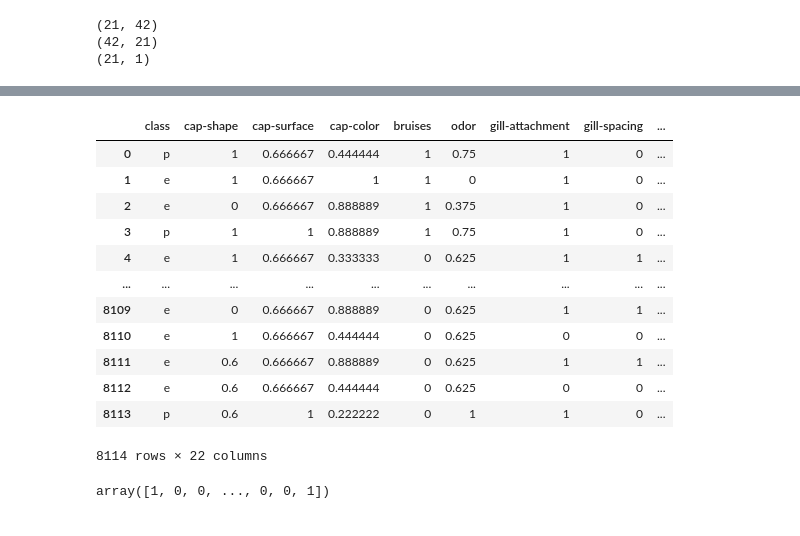
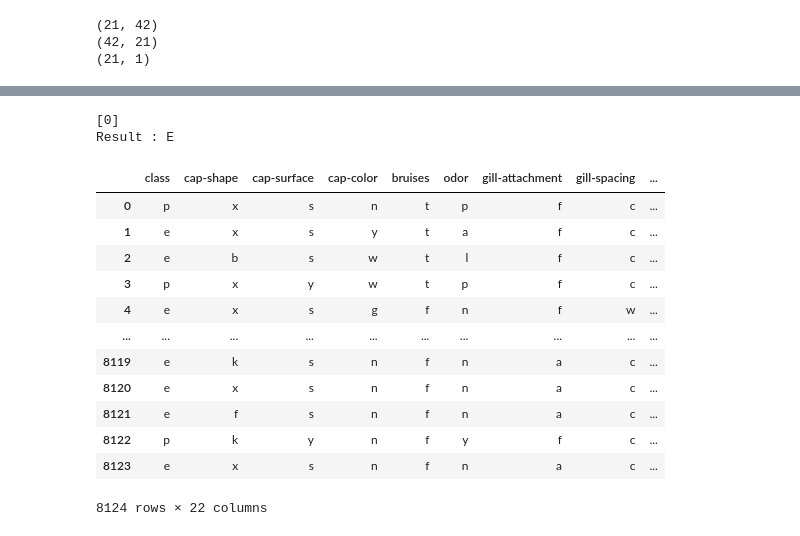
Before and after one commit to ivanpakpahan27/Multilayer-Perceptron-Prediksi-Jenis-Jamur, a Jupyter notebook: Main.ipynb, the cells around one changed output, grey strips where cells are left out. Drawn from its saved outputs; the diff is of its cells as text; code cells hidden in the pictures.

```diff
--- a/Main.ipynb
+++ b/Main.ipynb
@@ -242,20 +222,29 @@ print(prediksi)
-# %%
-data_train
-# %% [output]
-|  | class | cap-shape | cap-surface | cap-color | bruises | odor | gill-attachment | gill-spacing | ... |
-| 0 | p | 1 | 0.666667 | 0.444444 | 1 | 0.75 | 1 | 0 | ... |
-| 1 | e | 1 | 0.666667 | 1 | 1 | 0 | 1 | 0 | ... |
-| 2 | e | 0 | 0.666667 | 0.888889 | 1 | 0.375 | 1 | 0 | ... |
-| 3 | p | 1 | 1 | 0.888889 | 1 | 0.75 | 1 | 0 | ... |
-| 4 | e | 1 | 0.666667 | 0.333333 | 0 | 0.625 | 1 | 1 | ... |
-| ... | ... | ... | ... | ... | ... | ... | ... | ... | ... |
-| 8109 | e | 0 | 0.666667 | 0.888889 | 0 | 0.625 | 1 | 1 | ... |
-| 8110 | e | 1 | 0.666667 | 0.444444 | 0 | 0.625 | 0 | 0 | ... |
-| 8111 | e | 0.6 | 0.666667 | 0.888889 | 0 | 0.625 | 1 | 1 | ... |
-| 8112 | e | 0.6 | 0.666667 | 0.444444 | 0 | 0.625 | 0 | 0 | ... |
-| 8113 | p | 0.6 | 1 | 0.222222 | 0 | 1 | 1 | 0 | ... |
-8114 rows × 22 columns
-# %%
-data_y
-# %% [output]
-array([1, 0, 0, ..., 0, 0, 1])
+# %%
+prediksi = predict([data_x[8121]])
+print(prediksi)
+#e is 0
+#p is 1
+for i in prediksi :
+  if i == 1 :
+    print('Result : P')
+  elif i == 0 :
+    print('Result : E')
+# %% [output]
+[0]
+Result : E
+# %%
+data
+# %% [output]
+|  | class | cap-shape | cap-surface | cap-color | bruises | odor | gill-attachment | gill-spacing | ... |
+| 0 | p | x | s | n | t | p | f | c | ... |
+| 1 | e | x | s | y | t | a | f | c | ... |
+| 2 | e | b | s | w | t | l | f | c | ... |
+| 3 | p | x | y | w | t | p | f | c | ... |
+| 4 | e | x | s | g | f | n | f | w | ... |
+| ... | ... | ... | ... | ... | ... | ... | ... | ... | ... |
+| 8119 | e | k | s | n | f | n | a | c | ... |
+| 8120 | e | x | s | n | f | n | a | c | ... |
+| 8121 | e | f | s | n | f | n | a | c | ... |
+| 8122 | p | k | y | n | f | y | f | c | ... |
+| 8123 | e | x | s | n | f | n | a | c | ... |
+8124 rows × 22 columns
```
Also changed, not shown: parts of 18 cells of this notebook.
